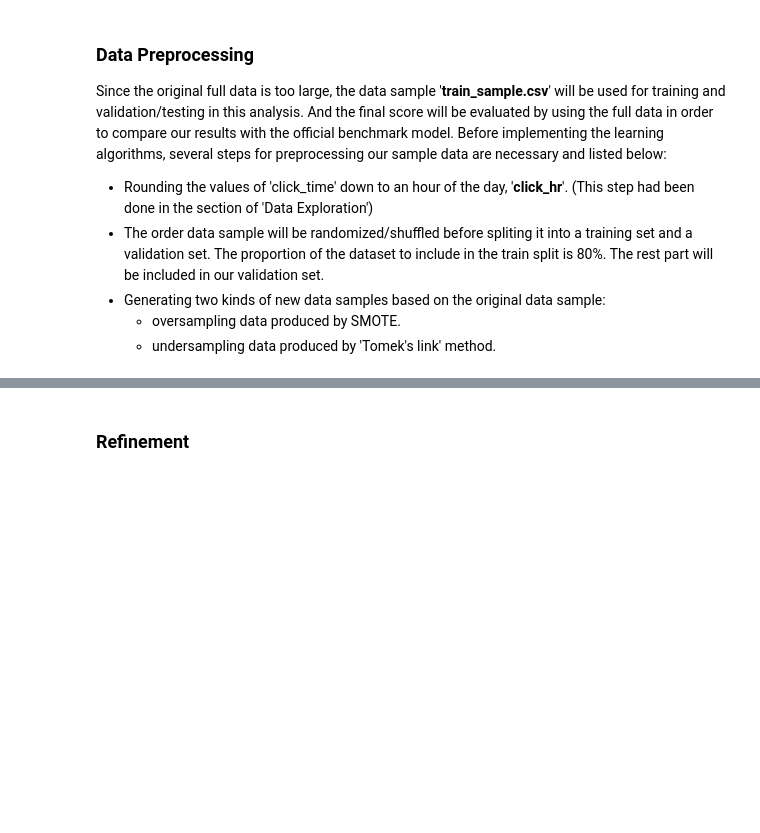
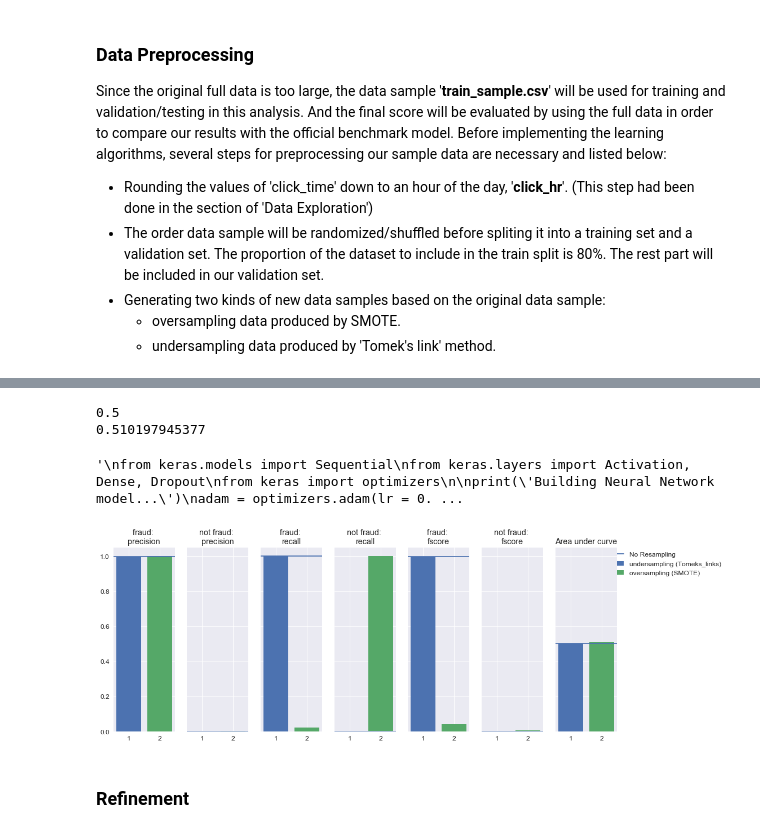
Before and after one commit to yuhow/udacity_nano_ML_course, a Jupyter notebook: capstone/capstone.ipynb, the cells around one changed output, grey strips where cells are left out. Saved outputs shown, nothing was run; the diff lists cells and outputs as text; code cells hidden in the pictures; blank space fills up the shorter version.

```diff
--- a/capstone/capstone.ipynb
+++ b/capstone/capstone.ipynb
@@ -454,2 +485,38 @@ SyntaxError: invalid syntax (<ipython-input-23-bc28bec264b5>, line 16)
+# %%
+from sklearn.neural_network import MLPClassifier
+#clf = MLPClassifier(solver='adam', hidden_layer_sizes=(200, ), max_iter=50000, batch_size=10000, random_state=10)
+clf = MLPClassifier(hidden_layer_sizes=(48, 24), learning_rate_init=0.005, random_state=10)
+results = model_with_different_samples(X_train_list, X_original_test, \
+                                       y_train_list, y_original_test, clf)
+evaluate_method(results, 'resampling')
+"""
+from keras.models import Sequential
+from keras.layers import Activation, Dense, Dropout
+from keras import optimizers
+
+print('Building Neural Network model...')
+adam = optimizers.adam(lr = 0.005, decay = 0.0000001)
+
+model = Sequential()
+model.add(Dense(48, input_dim=train_x.shape[1],
+                kernel_initializer='normal',
+                #kernel_regularizer=regularizers.l2(0.02),
+                activation="relu"))
+model.add(Dropout(0.2))
+model.add(Dense(24,
+                #kernel_regularizer=regularizers.l2(0.02),
+                activation="tanh"))
+model.add(Dropout(0.3))
+model.add(Dense(1))
+model.add(Activation("sigmoid"))
+model.compile(loss="binary_crossentropy", optimizer='adam')
+
+history = model.fit(X_original_train, y_original_train, validation_split=0.2, epochs=3, batch_size=64)
+"""
+# %% [output]
+0.5
+0.510197945377
+'\nfrom keras.models import Sequential\nfrom keras.layers import Activation, Dense, Dropout\nfrom keras import optimizers\n\nprint(\'Building Neural Network model...\')\nadam = optimizers.adam(lr = 0. ...
+[figure, added]
 # %% [markdown]
 ### Refinement
```
Also changed, not shown: parts of 11 cells of this notebook.
